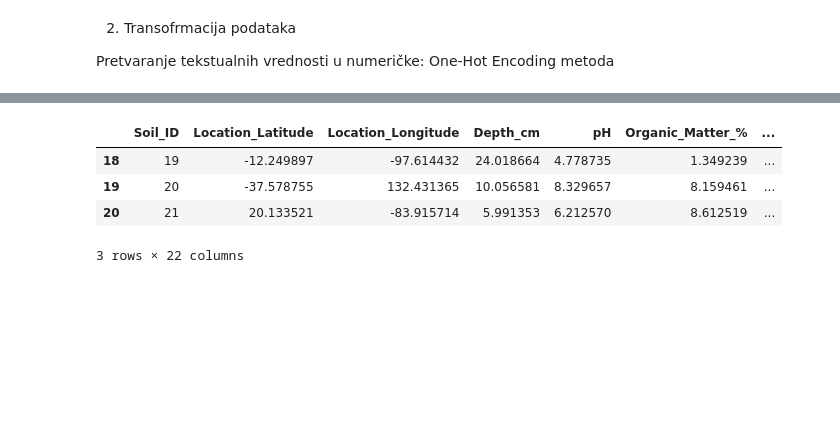
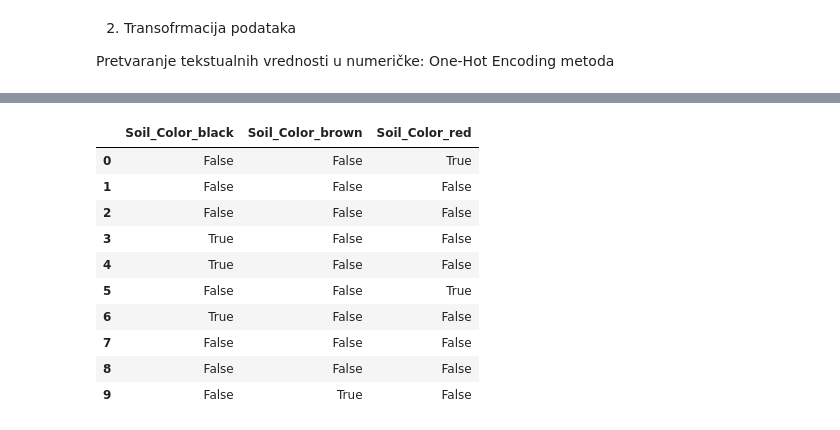
Before and after one commit to bazlooka/elfak-machine-learning, a Jupyter notebook: project 1/notebook.ipynb, the cells around one changed output, grey strips where cells are left out. Saved outputs shown, nothing was run; the diff lists cells and outputs as text; code cells hidden in the pictures; blank space fills up the shorter version.

```diff
--- a/project 1/notebook.ipynb
+++ b/project 1/notebook.ipynb
@@ -207,10 +207,16 @@ Data columns (total 22 columns):
 dtypes: bool(7), float64(14), int64(1)
 memory usage: 121.1 MB
 # %%
-df_encoded.iloc[18:21].head(10)
+df_encoded.iloc[:, 18:21].head(10)
 # %% [output]
-|  | Soil_ID | Location_Latitude | Location_Longitude | Depth_cm | pH | Organic_Matter_% | ... |
-| 18 | 19 | -12.249897 | -97.614432 | 24.018664 | 4.778735 | 1.349239 | ... |
-| 19 | 20 | -37.578755 | 132.431365 | 10.056581 | 8.329657 | 8.159461 | ... |
-| 20 | 21 | 20.133521 | -83.915714 | 5.991353 | 6.212570 | 8.612519 | ... |
+|  | Soil_Color_black | Soil_Color_brown | Soil_Color_red |
+| 0 | False | False | True |
+| 1 | False | False | False |
+| 2 | False | False | False |
+| 3 | True | False | False |
+| 4 | True | False | False |
+| 5 | False | False | True |
+| 6 | True | False | False |
+| 7 | False | False | False |
+| 8 | False | False | False |
+| 9 | False | True | False |
-3 rows × 22 columns
```
Also changed, not shown: parts of 9 cells of this notebook, 1 other file.
